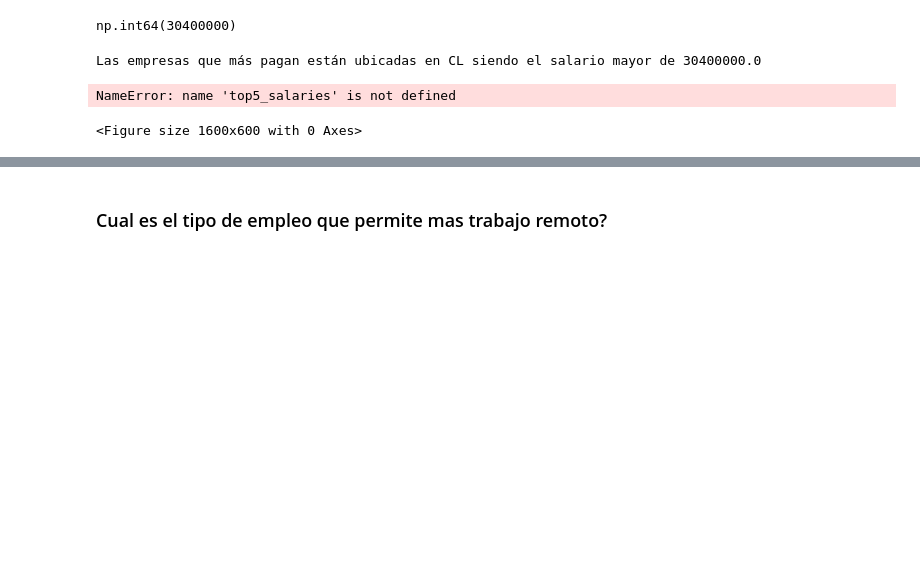
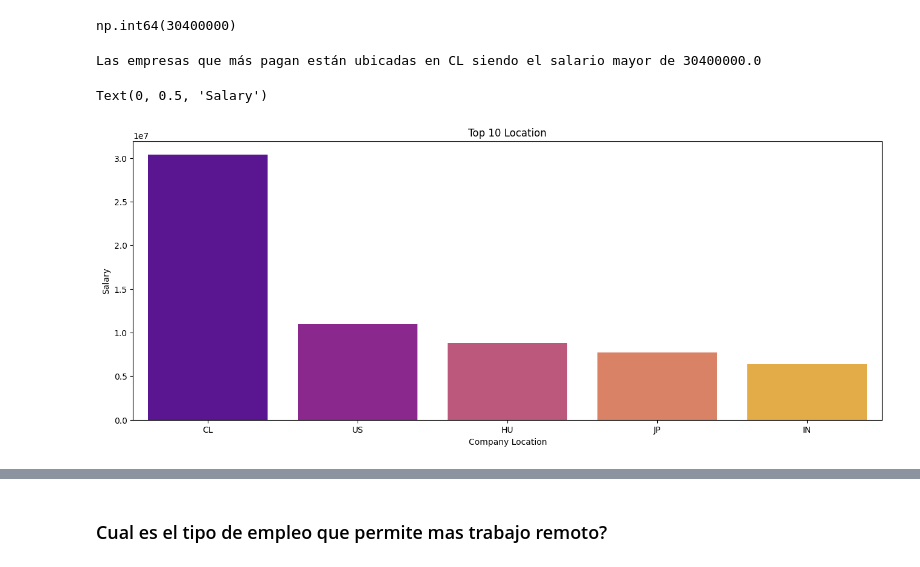
Before and after one commit to liagcaviedes/Data-Analytics-Salaries-Project, a Jupyter notebook: salary_data_ok.ipynb, the cells around one changed output, grey strips where cells are left out. Cells and saved outputs as stored; diff of their text form; code cells hidden in the pictures; blank space fills up the shorter version.

```diff
--- a/salary_data_ok.ipynb
+++ b/salary_data_ok.ipynb
@@ -143,13 +143,13 @@ df_salario_medio = pd.DataFrame(salario_medio_por_ubicacion)
 # %%
 #hacemos el grafico basado en los top 10 salarios anteriores, comparando ahora con la company location
 fig = plt.figure(figsize=(16, 6))
-sns.barplot(x='company_location',y='salary',data=top5_salaries, palette='plasma', hue='company_location', errorbar=None)
-plt.title('Top 5 Location')
+sns.barplot(x='company_location',y='salary',data=top10_salaries, palette='plasma', hue='company_location', errorbar=None)
+plt.title('Top 10 Location')
 plt.xlabel('Company Location')
 plt.ylabel('Salary')
 # %% [output]
-NameError: name 'top5_salaries' is not defined
+Text(0, 0.5, 'Salary')
-<Figure size 1600x600 with 0 Axes>
+[figure, added]
 # %%
 
 # Crear el gráfico de barras
```
Also changed, not shown: parts of 9 cells of this notebook.
